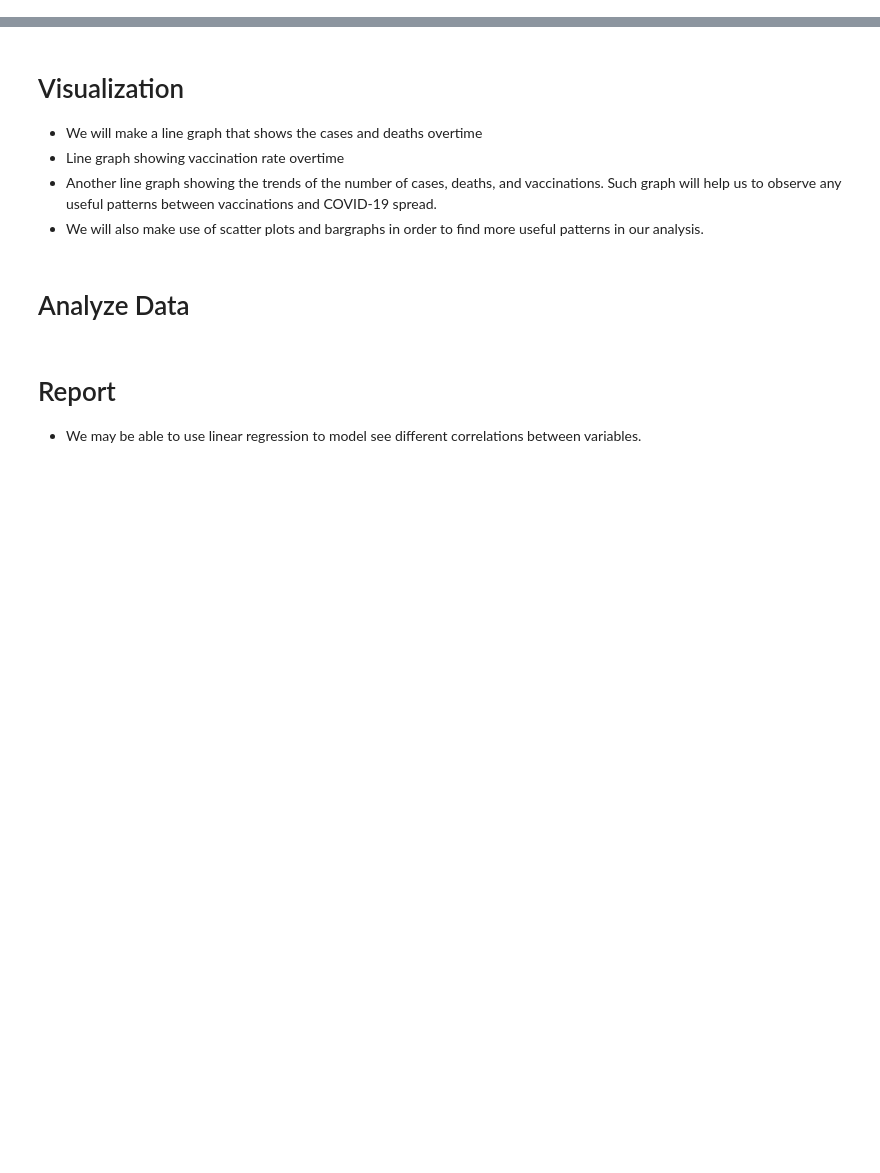
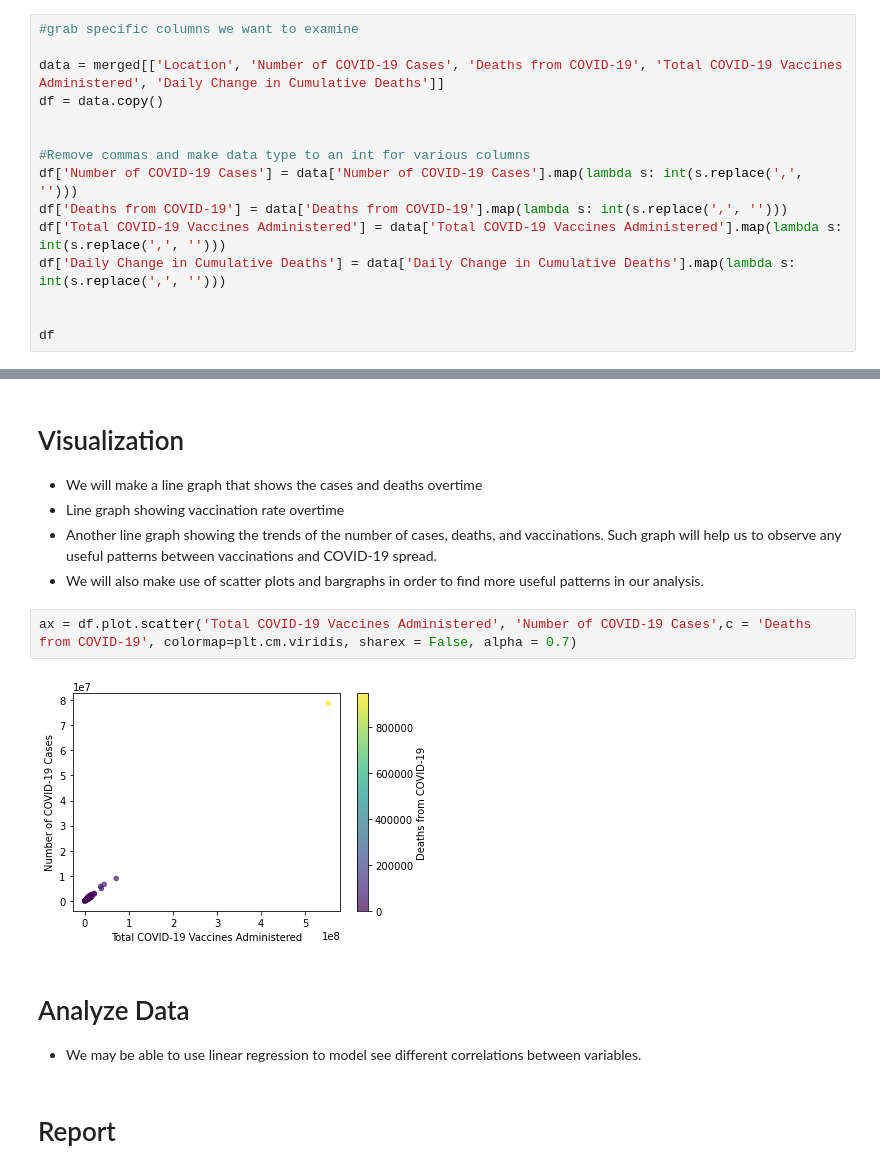
Before and after one commit to syao2017/Covid_Tracker, a Jupyter notebook: Project1.ipynb, the cells around one changed output, grey strips where cells are left out. Drawn from its saved outputs; the diff is of its cells as text; blank space fills up the shorter version.

```diff
--- a/Project1.ipynb
+++ b/Project1.ipynb
@@ -164,0 +135,15 @@ data
+# %%
+#grab specific columns we want to examine
+
+data = merged[['Location', 'Number of COVID-19 Cases', 'Deaths from COVID-19', 'Total COVID-19 Vaccines Administered', 'Daily Change in Cumulative Deaths']]
+df = data.copy()
+
+
+#Remove commas and make data type to an int for various columns
+df['Number of COVID-19 Cases'] = data['Number of COVID-19 Cases'].map(lambda s: int(s.replace(',', '')))
+df['Deaths from COVID-19'] = data['Deaths from COVID-19'].map(lambda s: int(s.replace(',', '')))
+df['Total COVID-19 Vaccines Administered'] = data['Total COVID-19 Vaccines Administered'].map(lambda s: int(s.replace(',', '')))
+df['Daily Change in Cumulative Deaths'] = data['Daily Change in Cumulative Deaths'].map(lambda s: int(s.replace(',', '')))
+
+
+df
@@ -169,8 +172,12 @@ data
 * Line graph showing vaccination rate overtime
 * Another line graph showing the trends of the number of cases, deaths, and vaccinations. Such graph will help us to observe any useful patterns between vaccinations and COVID-19 spread.
 * We will also make use of scatter plots and bargraphs in order to find more useful patterns in our analysis.
-# %% [markdown]
-# Analyze Data
+# %%
+ax = df.plot.scatter('Total COVID-19 Vaccines Administered', 'Number of COVID-19 Cases',c = 'Deaths from COVID-19', colormap=plt.cm.viridis, sharex = False, alpha = 0.7)
+# %% [output]
+[figure, added]
 # %% [markdown]
-# Report
+# Analyze Data
 * We may be able to use linear regression to model see different correlations between variables.
+# %% [markdown]
+# Report
```
Also changed, not shown: parts of 5 cells of this notebook.
